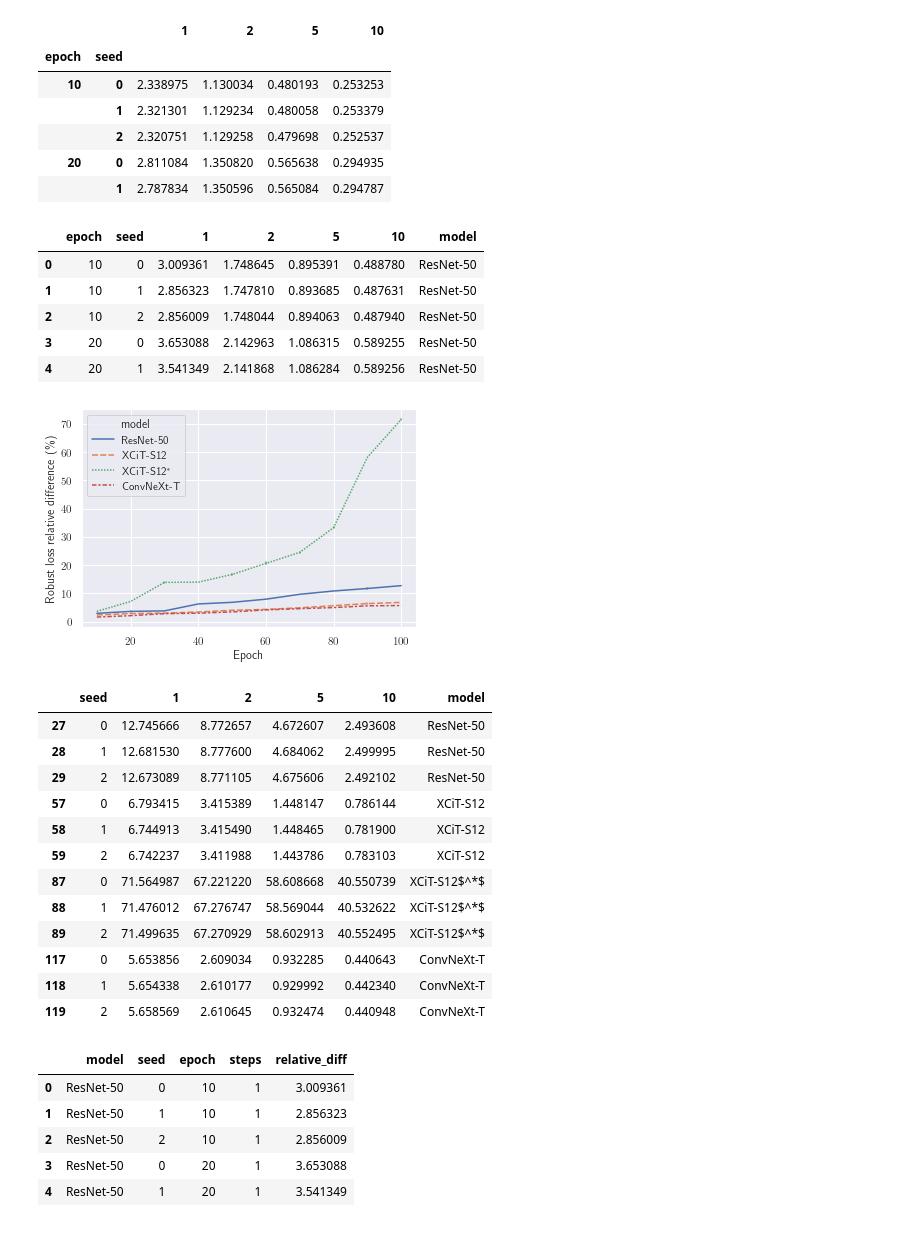
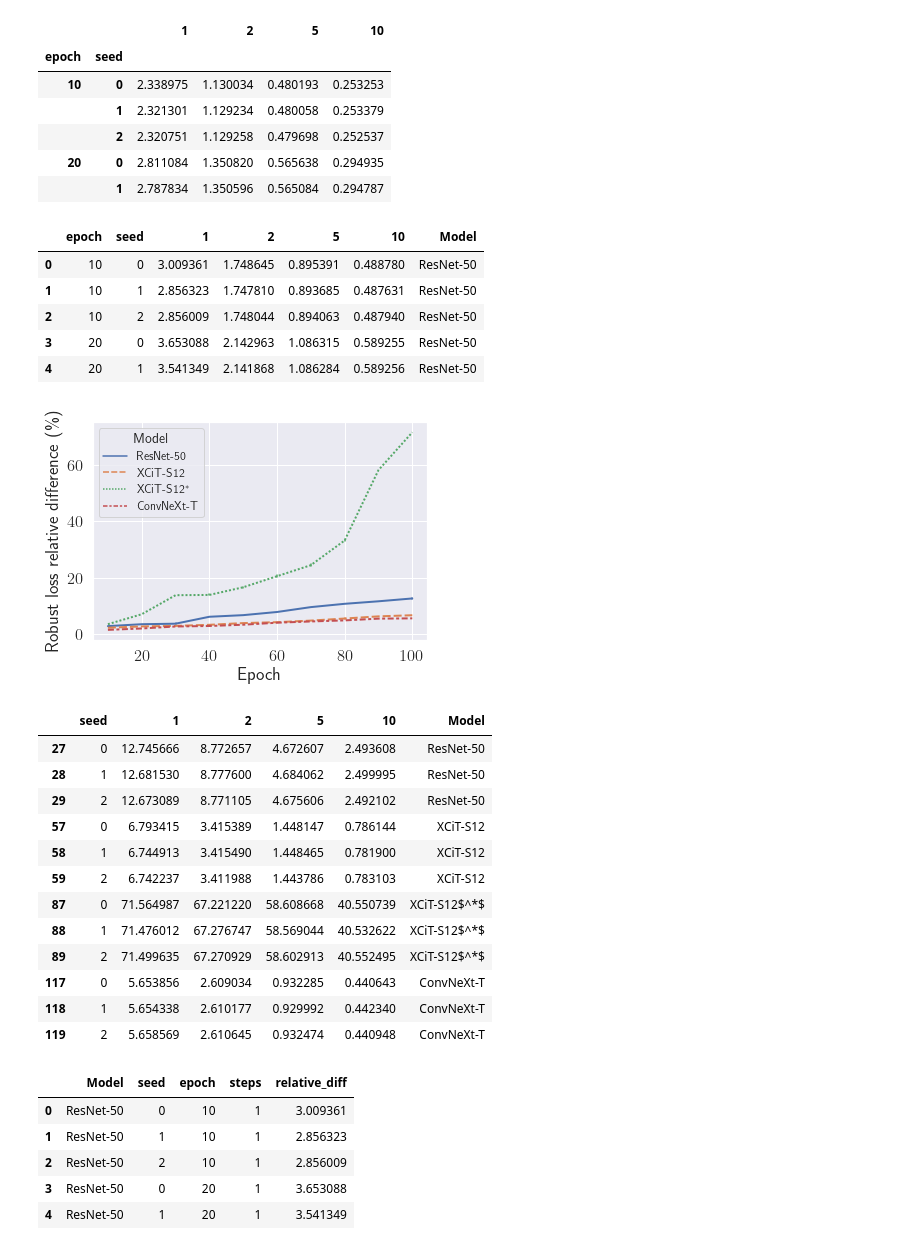
Before and after one commit to dedeswim/vits-robustness-torch, a Jupyter notebook: notebooks/attack_effectiveness.ipynb, the cells around one changed output. Cells and saved outputs as stored; diff of their text form; code cells hidden in the pictures.

Commit message:
Update attack effectiveness plots

```diff
--- a/notebooks/attack_effectiveness.ipynb
+++ b/notebooks/attack_effectiveness.ipynb
@@ -11,7 +11,12 @@ import seaborn as sns
 mpl.rcParams['text.usetex'] = True
 
 sns.set_theme(style="darkgrid")
-sns.set(rc={"figure.figsize": (8, 5), "figure.dpi": 150})
+sns.set(rc={"figure.figsize": (3.14, 3.14 / 1.6),
+            "legend.fontsize": 12,
+            "legend.title_fontsize": 14},
+        font_scale=1.5)
+
+log_yscale = False
 # %%
 DATA_LOCATION = Path("data")
 OUTPUT_IMAGES_LOCATION = Path("output_images") / "attack_effectiveness"
@@ -84,38 +89,39 @@ def compute_attack_effectiveness(model_name):
     return relative_diffs_df
 
 xcit_rel_diffs = compute_attack_effectiveness("xcit")
-xcit_rel_diffs["model"] = "XCiT-S12"
+xcit_rel_diffs["Model"] = "XCiT-S12"
 
 xcit_original_rel_diffs = compute_attack_effectiveness("xcit-original")
-xcit_original_rel_diffs["model"] = "XCiT-S12$^*$"
+xcit_original_rel_diffs["Model"] = "XCiT-S12$^*$"
 
 resnet_rel_diffs = compute_attack_effectiveness("resnet")
-resnet_rel_diffs["model"] = "ResNet-50"
+resnet_rel_diffs["Model"] = "ResNet-50"
 
 convnext_rel_diffs = compute_attack_effectiveness("convnext")
-convnext_rel_diffs["model"] = "ConvNeXt-T"
+convnext_rel_diffs["Model"] = "ConvNeXt-T"
 # %%
 overall_df = pd.concat([resnet_rel_diffs, xcit_rel_diffs, xcit_original_rel_diffs, convnext_rel_diffs]).reset_index()
 overall_df.head()
 # %% [output]
-|  | epoch | seed | 1 | 2 | 5 | 10 | model |
+|  | epoch | seed | 1 | 2 | 5 | 10 | Model |
 | 0 | 10 | 0 | 3.009361 | 1.748645 | 0.895391 | 0.488780 | ResNet-50 |
 | 1 | 10 | 1 | 2.856323 | 1.747810 | 0.893685 | 0.487631 | ResNet-50 |
 | 2 | 10 | 2 | 2.856009 | 1.748044 | 0.894063 | 0.487940 | ResNet-50 |
 | 3 | 20 | 0 | 3.653088 | 2.142963 | 1.086315 | 0.589255 | ResNet-50 |
 | 4 | 20 | 1 | 3.541349 | 2.141868 | 1.086284 | 0.589256 | ResNet-50 |
 # %%
-sns.lineplot(x="epoch", y="1", hue="model", data=overall_df, err_style="bars", style="model")
+sns.lineplot(x="epoch", y="1", hue="Model", data=overall_df, err_style="bars", style="Model", linewidth=2)
 plt.ylabel("Robust loss relative difference (\%)")
 plt.xlabel("Epoch")
-# plt.yscale("log")
-plt.savefig(OUTPUT_IMAGES_LOCATION / "epoch_vs_pgd-1.pdf")
+if log_yscale:
+    plt.yscale("log")
+plt.savefig(OUTPUT_IMAGES_LOCATION / "epoch_vs_pgd-1.pdf", bbox_inches="tight")
 # %% [output]
-[figure, old version]
+[figure, new version]
 # %%
 overall_df[overall_df["epoch"] == 100].drop("epoch", axis=1)
 # %% [output]
-|  | seed | 1 | 2 | 5 | 10 | model |
+|  | seed | 1 | 2 | 5 | 10 | Model |
 | 27 | 0 | 12.745666 | 8.772657 | 4.672607 | 2.493608 | ResNet-50 |
 | 28 | 1 | 12.681530 | 8.777600 | 4.684062 | 2.499995 | ResNet-50 |
 | 29 | 2 | 12.673089 | 8.771105 | 4.675606 | 2.492102 | ResNet-50 |
@@ -129,10 +135,10 @@ overall_df[overall_df["epoch"] == 100].drop("epoch", axis=1)
 | 118 | 1 | 5.654338 | 2.610177 | 0.929992 | 0.442340 | ConvNeXt-T |
 | 119 | 2 | 5.658569 | 2.610645 | 0.932474 | 0.440948 | ConvNeXt-T |
 # %%
-last_epoch_df = overall_df.melt(id_vars=["model", "seed", "epoch"], var_name="steps", value_name="relative_diff")
+last_epoch_df = overall_df.melt(id_vars=["Model", "seed", "epoch"], var_name="steps", value_name="relative_diff")
 last_epoch_df.head()
 # %% [output]
-|  | model | seed | epoch | steps | relative_diff |
+|  | Model | seed | epoch | steps | relative_diff |
 | 0 | ResNet-50 | 0 | 10 | 1 | 3.009361 |
 | 1 | ResNet-50 | 1 | 10 | 1 | 2.856323 |
 | 2 | ResNet-50 | 2 | 10 | 1 | 2.856009 |
```
Also changed, not shown: parts of 4 cells of this notebook, 4 other files.
